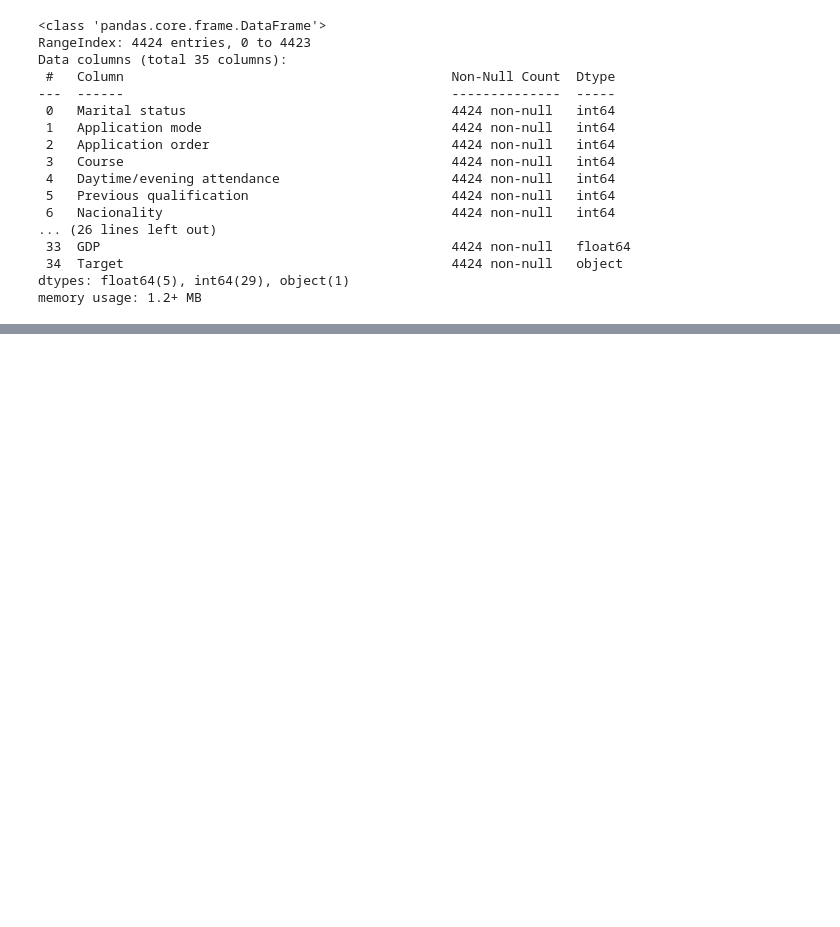
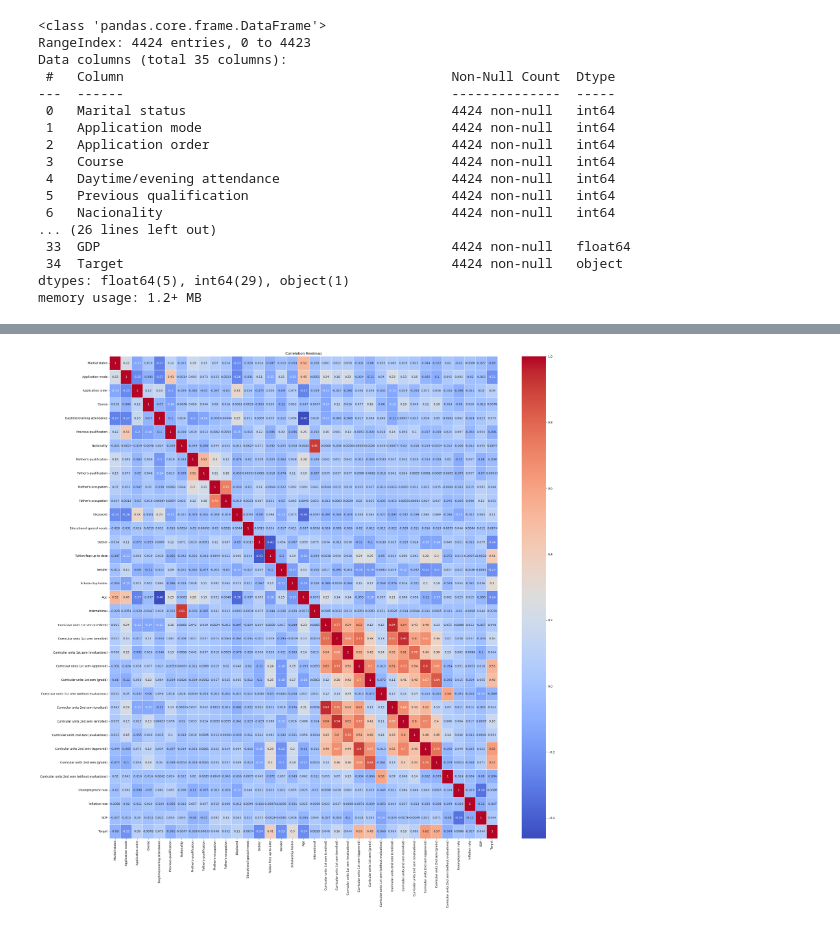
Before and after one commit to Medina-Krelani/DataPreparationAndVisualization-Project, a Jupyter notebook: datapreprocessingMain.ipynb, the cells around one changed output, grey strips where cells are left out. Saved outputs shown, nothing was run; the diff lists cells and outputs as text; code cells hidden in the pictures; blank space fills up the shorter version.

Commit message:
Add files via upload
upload dataset, check for null values, define the target and create unique values for it. Remove unwanted or irrelevant features from the dataset

```diff
--- a/datapreprocessingMain.ipynb
+++ b/datapreprocessingMain.ipynb
@@ -50,3 +50,7 @@ Data columns (total 35 columns):
  34  Target                                          4424 non-null   object
 dtypes: float64(5), int64(29), object(1)
 memory usage: 1.2+ MB
+# %%
+## Data Preprocessing
+
+data.rename(columns = {'Nacionality':'Nationality', 'Age at enrollment':'Age'}, inplace = True)
@@ -52,0 +92,6 @@ memory usage: 1.2+ MB
+# %%
+data['Target'] = data['Target'].map({
+    'Dropout':0,
+    'Enrolled':1,
+    'Graduate':2
+})
@@ -52,0 +129,7 @@ memory usage: 1.2+ MB
+# %%
+plt.figure(figsize=(30, 30))
+sns.heatmap(data.corr() , annot=True, cmap='coolwarm', linewidths=0.5)
+plt.title('Correlation Heatmap')
+plt.show()
+# %% [output]
+[figure, added]
```
Also changed, not shown: parts of 10 cells of this notebook.
